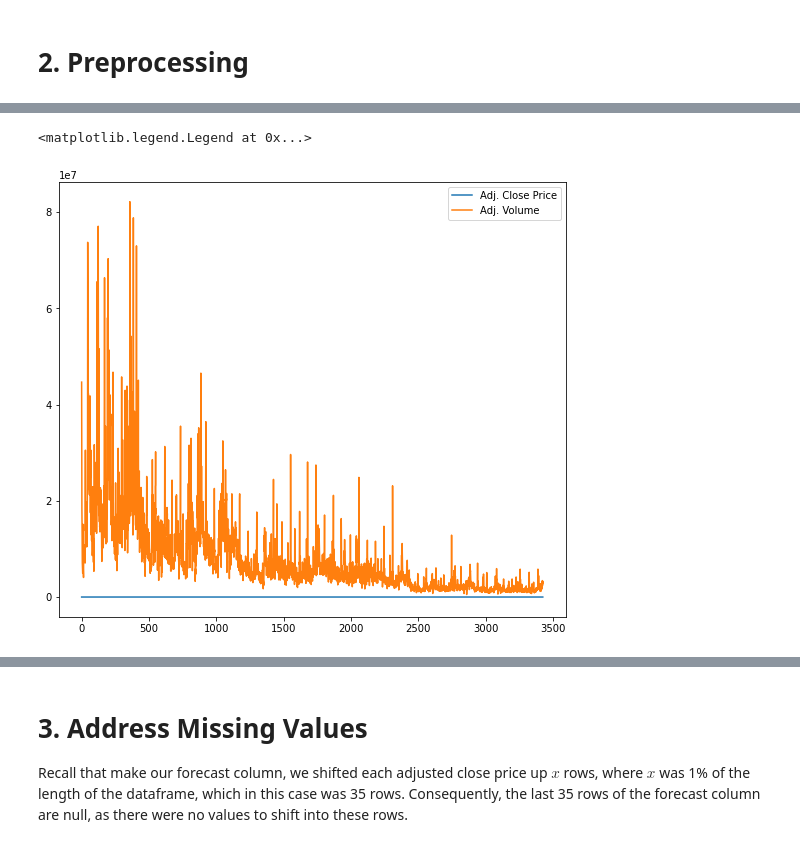
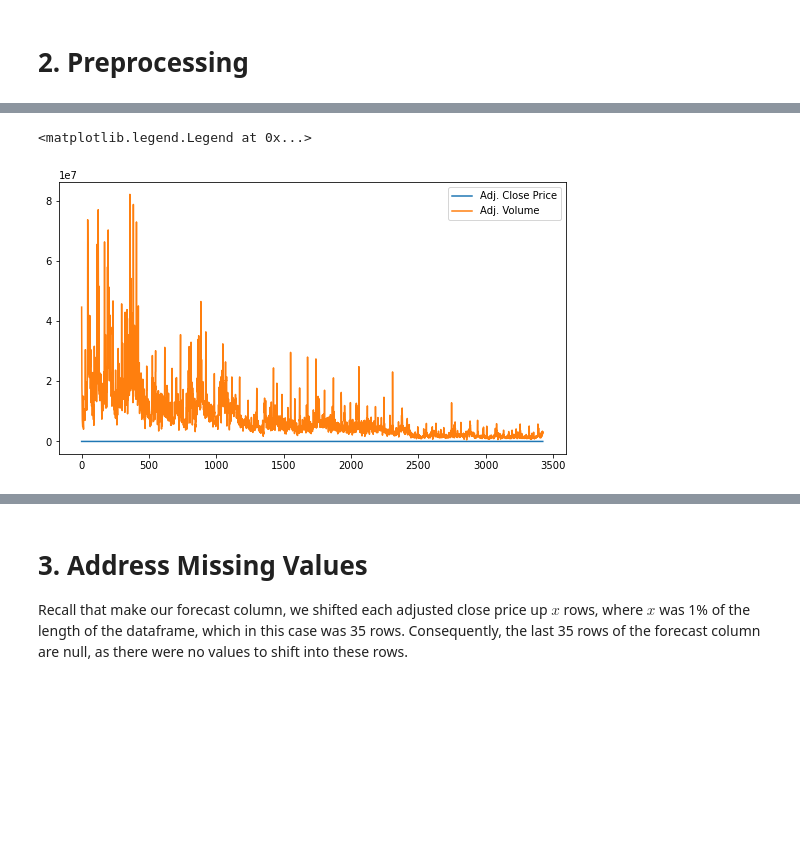
Before and after one commit to TylerTompa/LearnMachineLearning, a Jupyter notebook: Linear Regression/3. Training, Testing, and Predicting.ipynb, the cells around one changed output, grey strips where cells are left out. Drawn from its saved outputs; the diff is of its cells as text; code cells hidden in the pictures; blank space fills up the shorter version.

```diff
--- a/Linear Regression/3. Training, Testing, and Predicting.ipynb
+++ b/Linear Regression/3. Training, Testing, and Predicting.ipynb
@@ -60,14 +60,14 @@ print(y)
          nan]
 # %%
 # Preview pre-scaled data
-plt.figure(figsize=(20,8))
+plt.figure(figsize=(20,5))
 plt.subplot(1,2,1)
 plt.plot(X[:,0], label='Adj. Close Price')
 plt.plot(X[:,3], label = 'Adj. Volume')
 plt.legend()
 # %% [output]
 <matplotlib.legend.Legend at 0x...>
-[figure, old version]
+[figure, new version]
 # %%
 # Create copies of original data
 X_original = X.copy(order='C')
```
Also changed, not shown: parts of 38 cells of this notebook.
